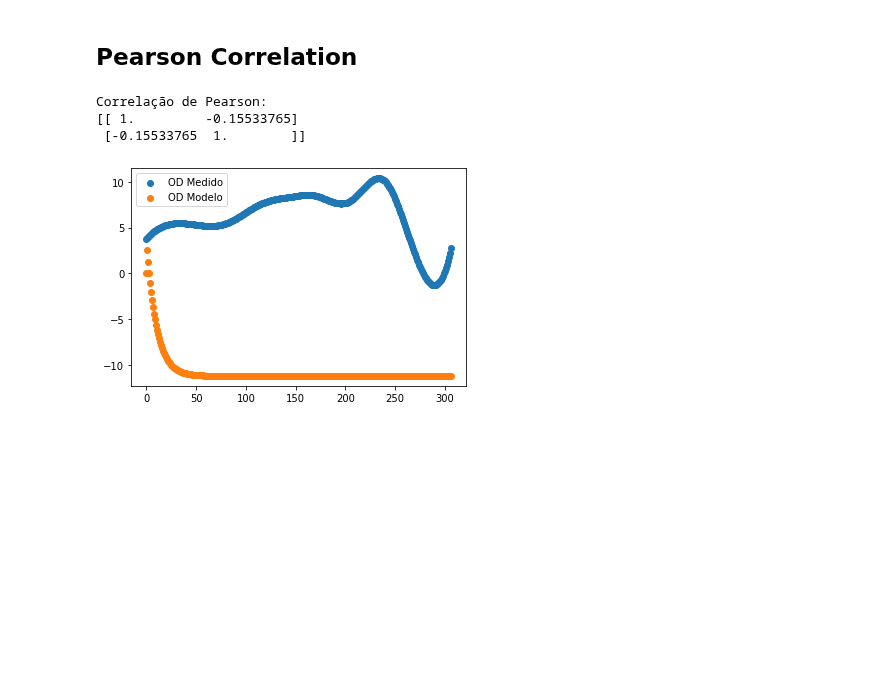
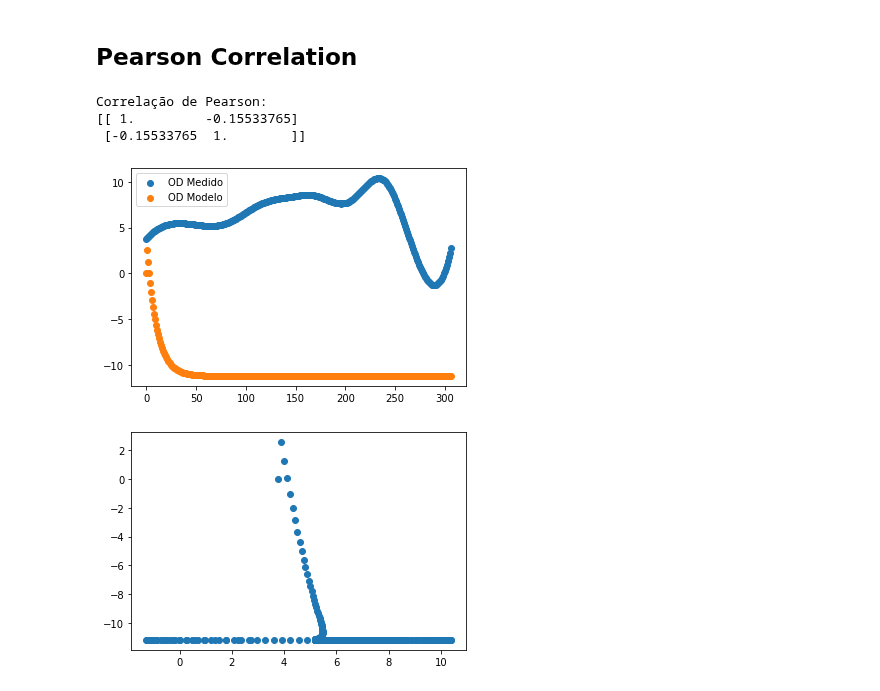
Before and after one commit to CostaNathan/doctorate, a Jupyter notebook: cynara-vai-dar-tudo-certo.ipynb, the cells around one changed output. Saved outputs shown, nothing was run; the diff lists cells and outputs as text; code cells hidden in the pictures; blank space fills up the shorter version.

```diff
--- a/cynara-vai-dar-tudo-certo.ipynb
+++ b/cynara-vai-dar-tudo-certo.ipynb
@@ -379,14 +378,18 @@ The Mean Square Error is 297.23
 # %%
 correlation = np.corrcoef(OD_medido, OD_modelo)
 
 print(f'Correlação de Pearson:\n{correlation}')
 
 plt.scatter(t, OD_medido, label='OD Medido')
 plt.scatter(t, OD_modelo, label='OD Modelo')
 plt.legend()
 plt.show()
+
+plt.scatter(OD_medido, OD_modelo)
+plt.show()
 # %% [output]
 Correlação de Pearson:
 [[ 1.         -0.15533765]
  [-0.15533765  1.        ]]
 [figure]
+[figure, added]
```
Also changed, not shown: parts of 4 cells of this notebook.
